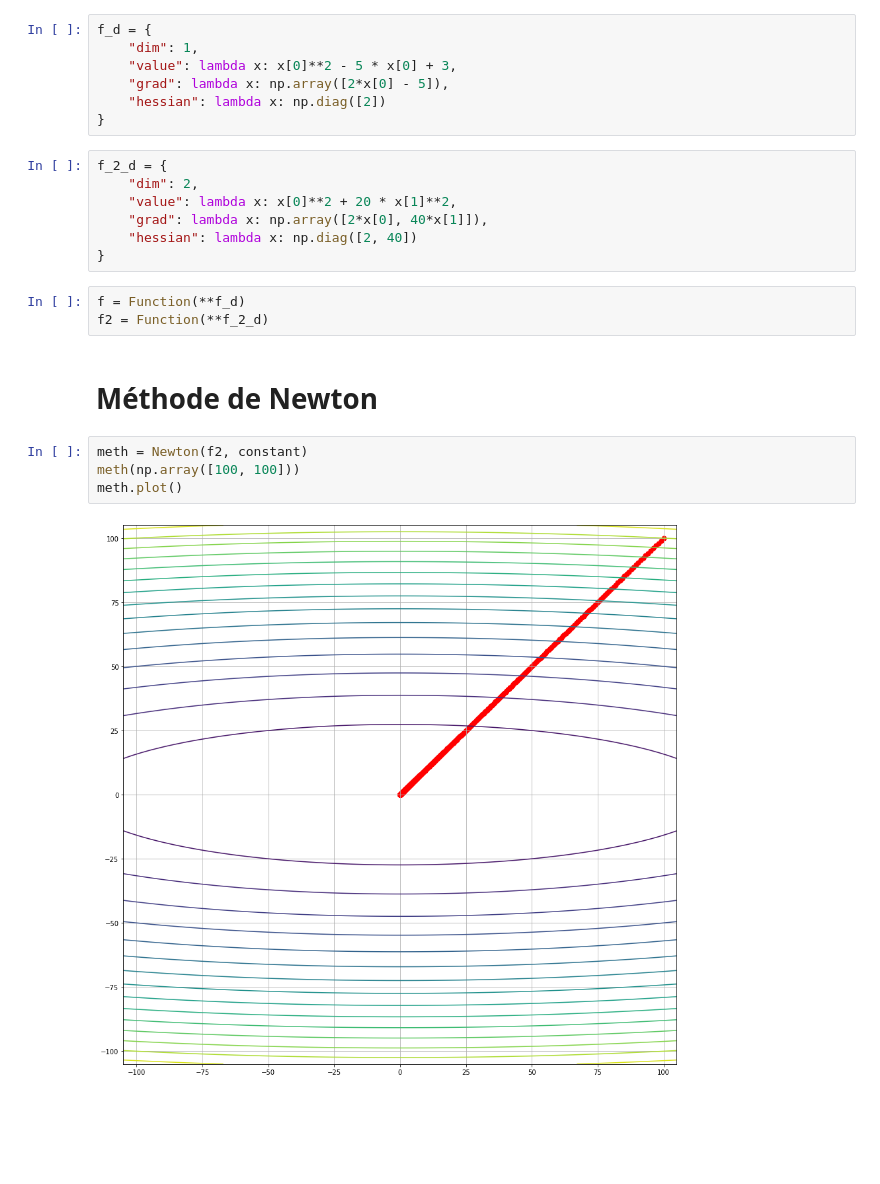
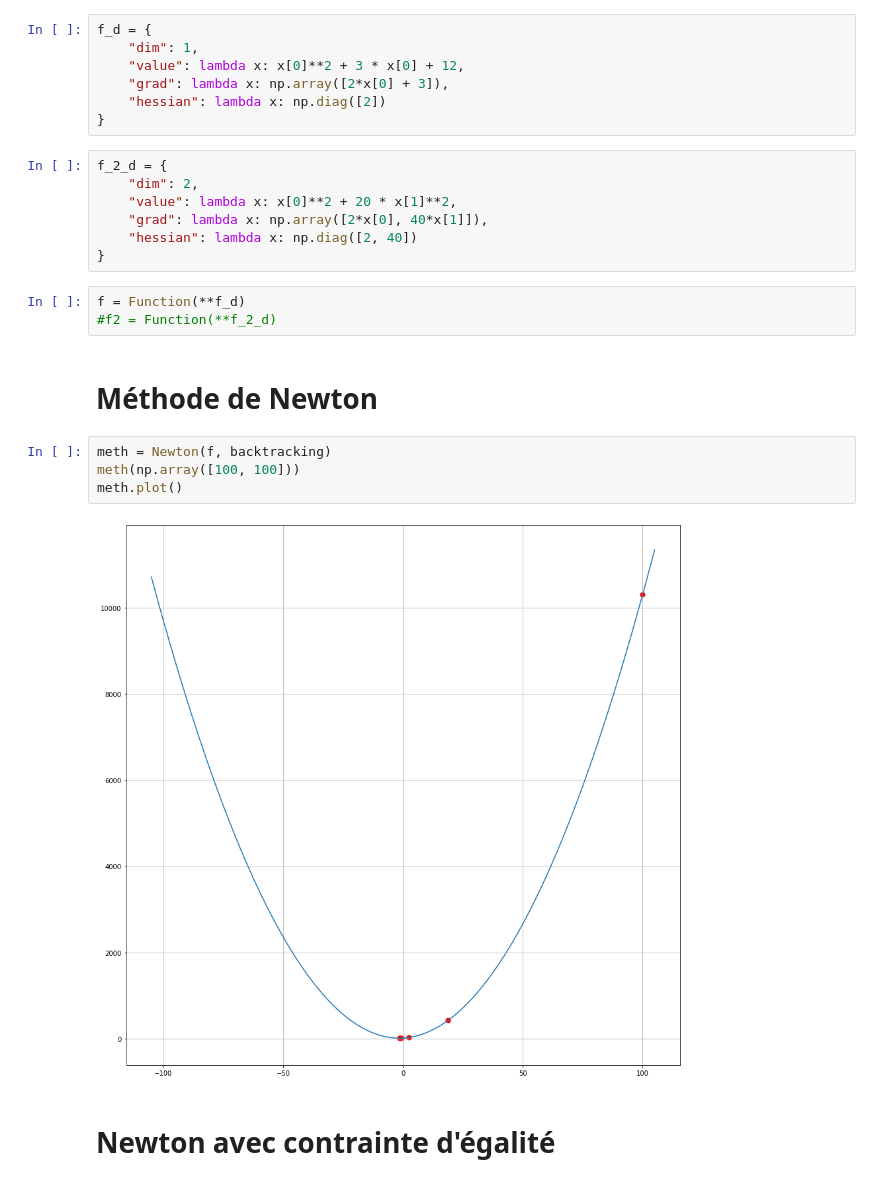
Before and after one commit to baptisteesteban/OCVXII, a Jupyter notebook: Baptiste Expérience.ipynb, the cells around one changed output. Drawn from its saved outputs; the diff is of its cells as text; blank space fills up the shorter version.

```diff
--- a/Baptiste Expérience.ipynb
+++ b/Baptiste Expérience.ipynb
@@ -8,8 +8,8 @@ from ocvx import Newton, Function, constant
 # %%
 f_d = {
     "dim": 1,
-    "value": lambda x: x[0]**2 - 5 * x[0] + 3,
-    "grad": lambda x: np.array([2*x[0] - 5]),
+    "value": lambda x: x[0]**2 + 3 * x[0] + 12,
+    "grad": lambda x: np.array([2*x[0] + 3]),
     "hessian": lambda x: np.diag([2])
 }
 # %%
@@ -21,12 +21,14 @@ f_2_d = {
 }
 # %%
 f = Function(**f_d)
-f2 = Function(**f_2_d)
+#f2 = Function(**f_2_d)
 # %% [markdown]
 # Méthode de Newton
 # %%
-meth = Newton(f2, constant)
+meth = Newton(f, backtracking)
 meth(np.array([100, 100]))
 meth.plot()
 # %% [output]
-[figure, old version]
+[figure, new version]
+# %% [markdown]
+# Newton avec contrainte d'égalité
```
Also changed, not shown: parts of 4 cells of this notebook.
